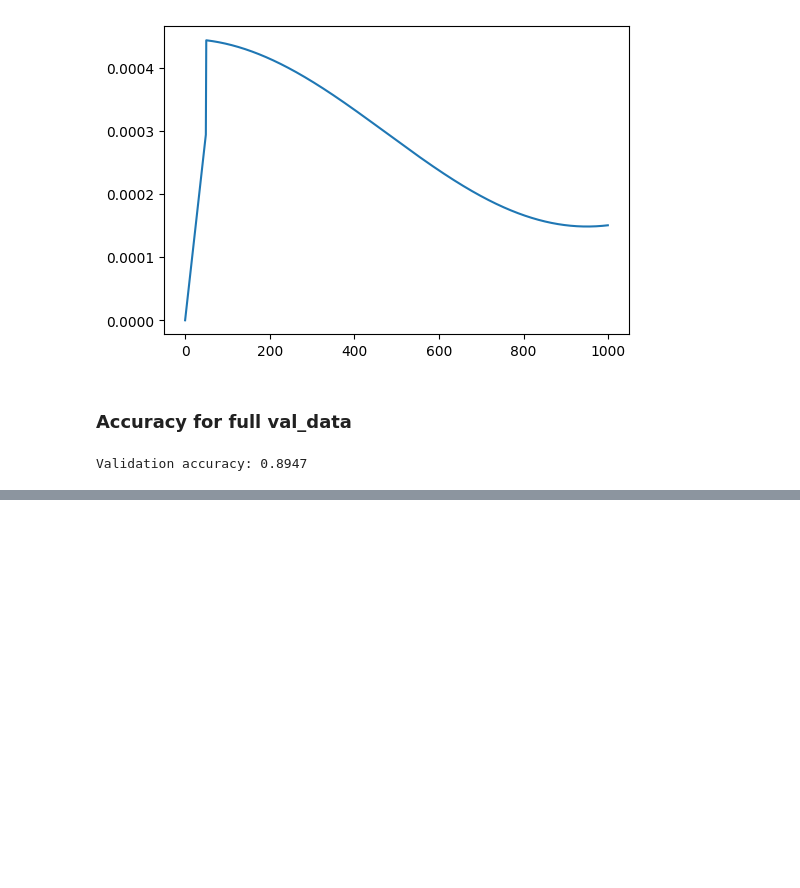
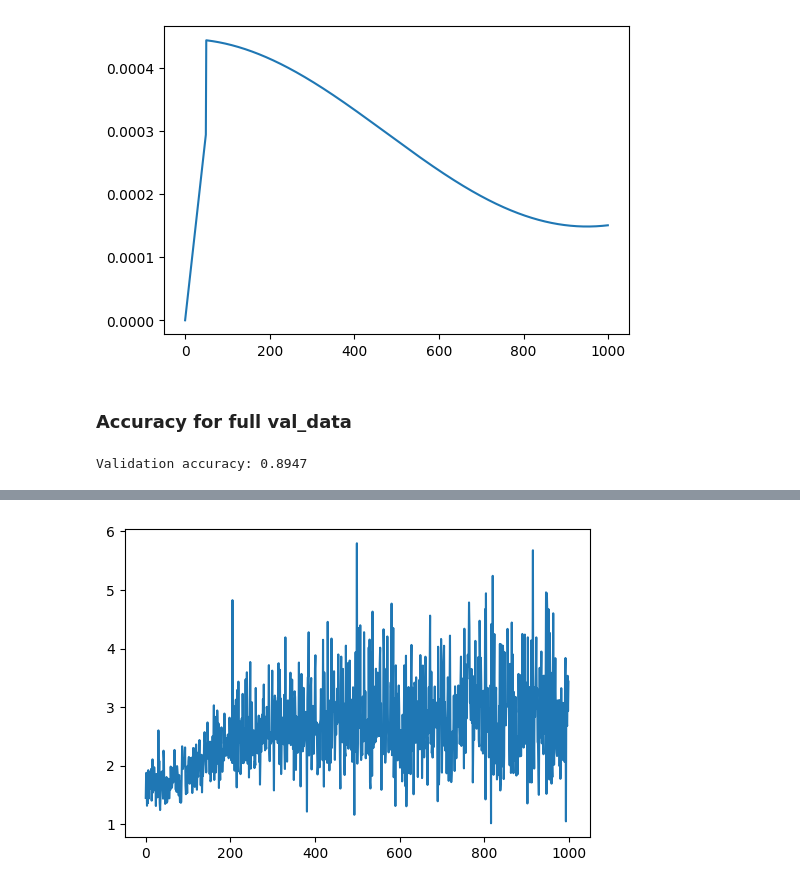
Before and after one commit to samitha278/miniVGG, a Jupyter notebook: build2_vgg.ipynb, the cells around one changed output, grey strips where cells are left out. Cells and saved outputs as stored; diff of their text form; code cells hidden in the pictures; blank space fills up the shorter version.

```diff
--- a/build2_vgg.ipynb
+++ b/build2_vgg.ipynb
@@ -541,0 +734,6 @@ Validation accuracy: 0.8947
+# %%
+plt.figure(figsize=(6,4))
+plt.plot(norms)
+plt.show()
+# %% [output]
+[figure, added]
```
Also changed, not shown: parts of 10 cells of this notebook.
